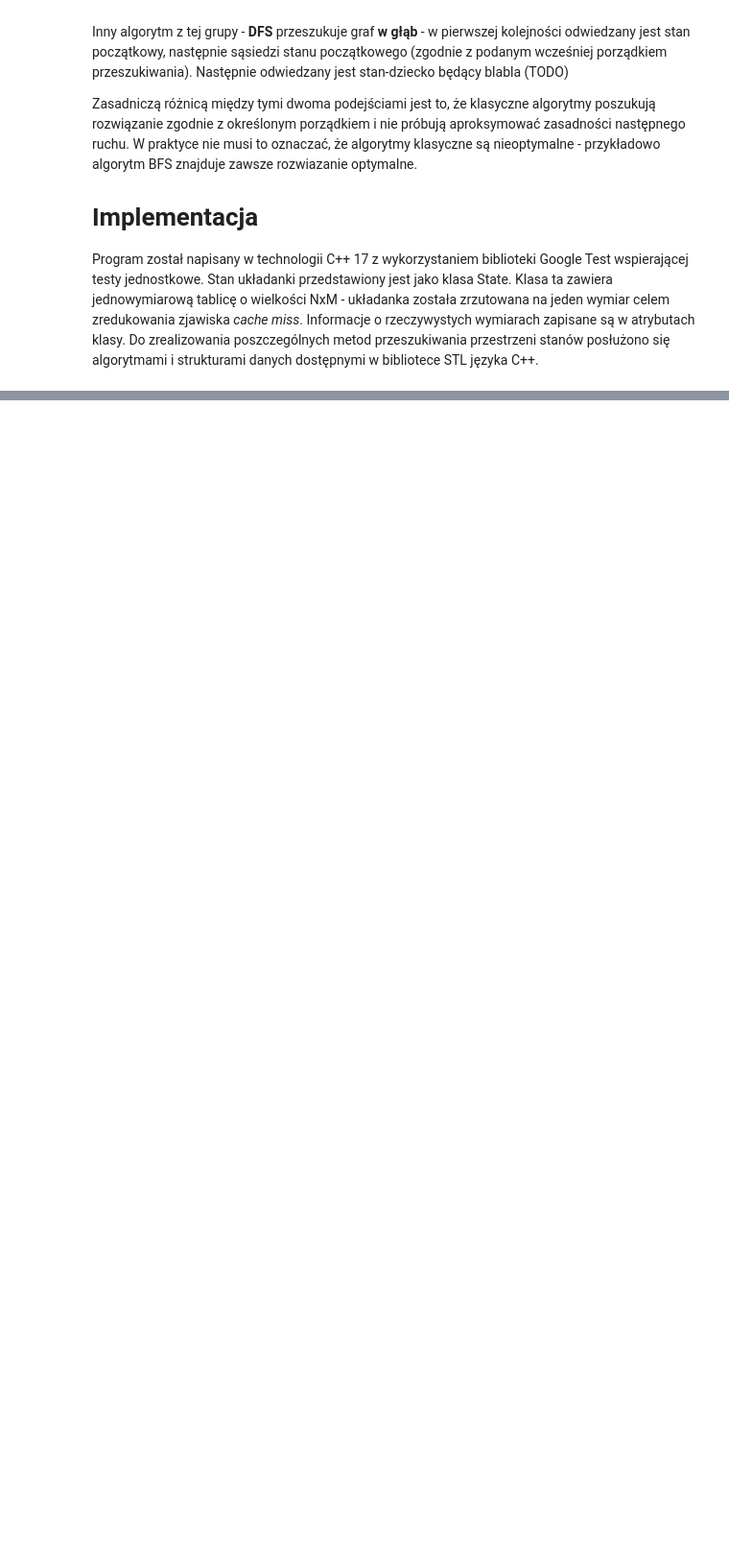
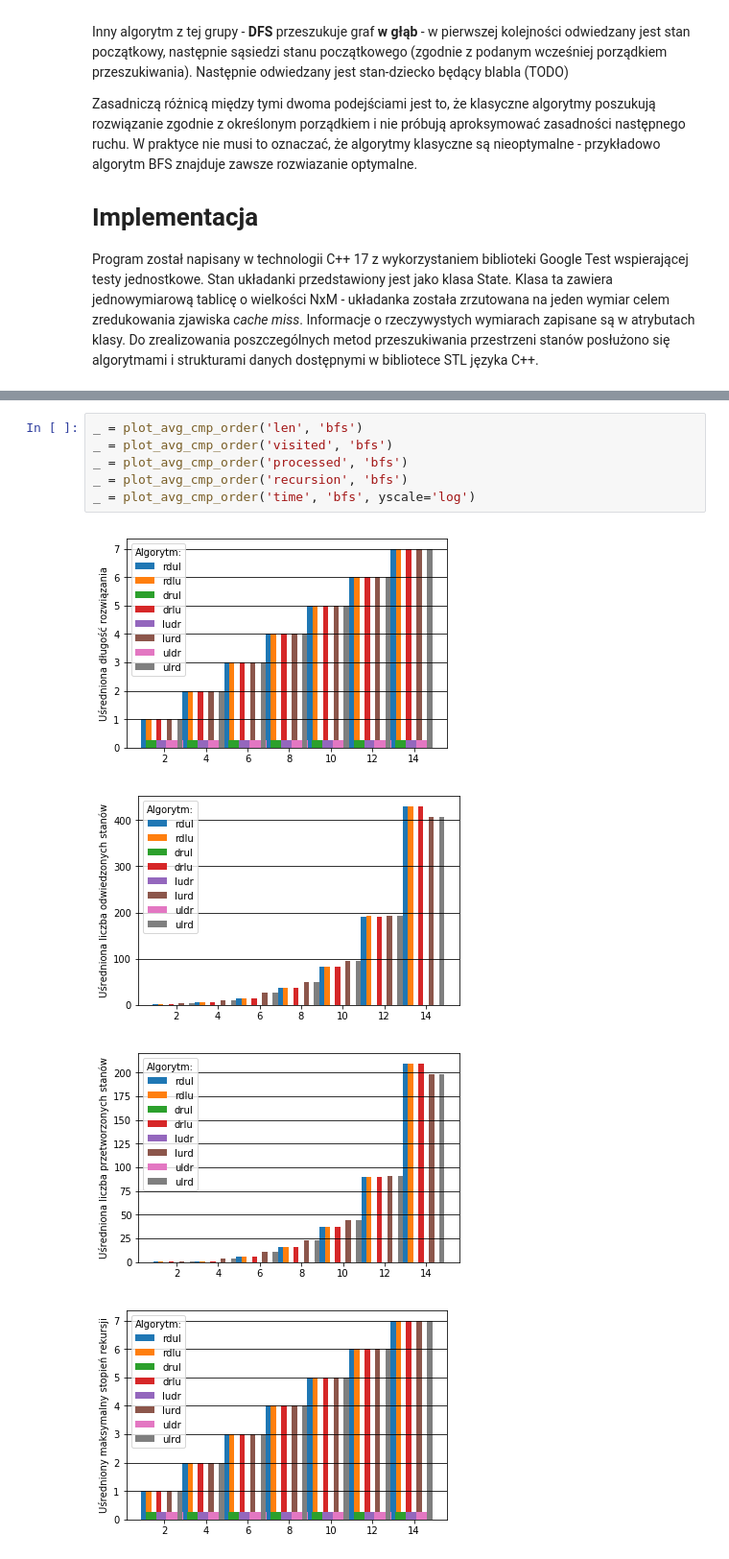
Before and after one commit to mpajkowski/puzzle_solver, a Jupyter notebook: Untitled.ipynb, the cells around one changed output, grey strips where cells are left out. Shown at 96% size. Cells and saved outputs as stored; diff of their text form; blank space fills up the shorter version.

```diff
--- a/Untitled.ipynb
+++ b/Untitled.ipynb
@@ -121,0 +197,11 @@ _ = plot_avg_comp('time', True, dfs=False)
+# %%
+_ = plot_avg_cmp_order('len', 'bfs')
+_ = plot_avg_cmp_order('visited', 'bfs')
+_ = plot_avg_cmp_order('processed', 'bfs')
+_ = plot_avg_cmp_order('recursion', 'bfs')
+_ = plot_avg_cmp_order('time', 'bfs', yscale='log')
+# %% [output]
+[figure, added]
+[figure, added]
+[figure, added]
+[figure, added]
```
Also changed, not shown: parts of 5 cells of this notebook.
